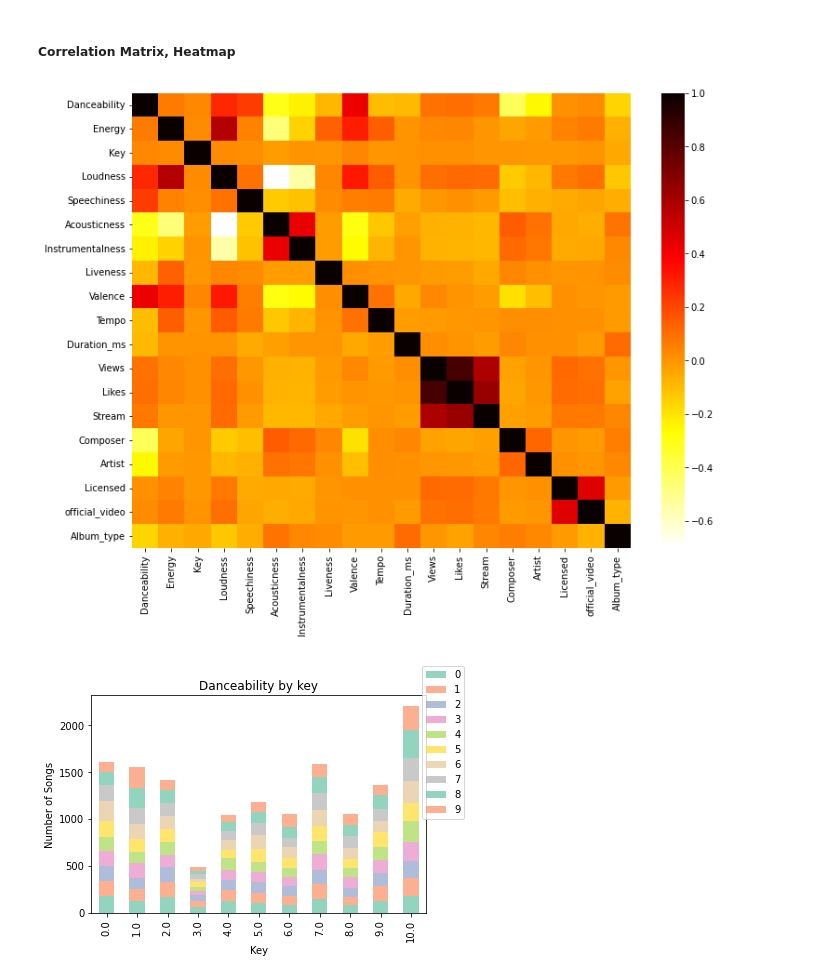
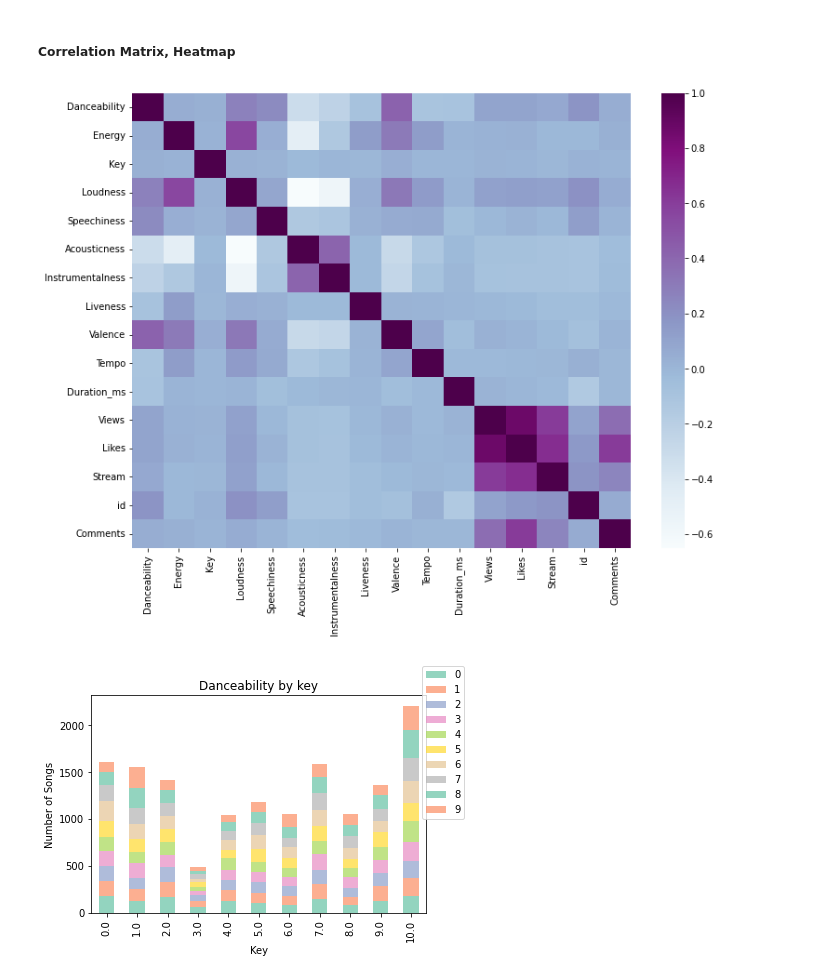
Before and after one commit to ouyang-yang/HTML, a Jupyter notebook: ML_FP.ipynb, the cells around one changed output. Drawn from its saved outputs; the diff is of its cells as text; code cells hidden in the pictures.

```diff
--- a/ML_FP.ipynb
+++ b/ML_FP.ipynb
@@ -72,12 +72,13 @@ df_tr["Danceability"] = df_tr["Danceability"].astype("int")
 # %% [markdown]
 ##### Correlation Matrix, Heatmap
 # %%
+df_tr_oy = pd.read_csv("ML_FP_train.csv") # 原始資料但歐陽
 # Heatmap
-plt.figure(figsize = (12, 9))
-sns.heatmap(df_tr.corr(), cmap = "hot_r")
+plt.figure(figsize=(12, 9))
+sns.heatmap(df_tr_oy.corr(), cmap="BuPu")
 plt.show()
 # %% [output]
-[figure, old version]
+[figure, new version]
 # %%
 # Danceability by key Visualization
 colors = sns.color_palette("Set2")
```
Also changed, not shown: 5 other files.
